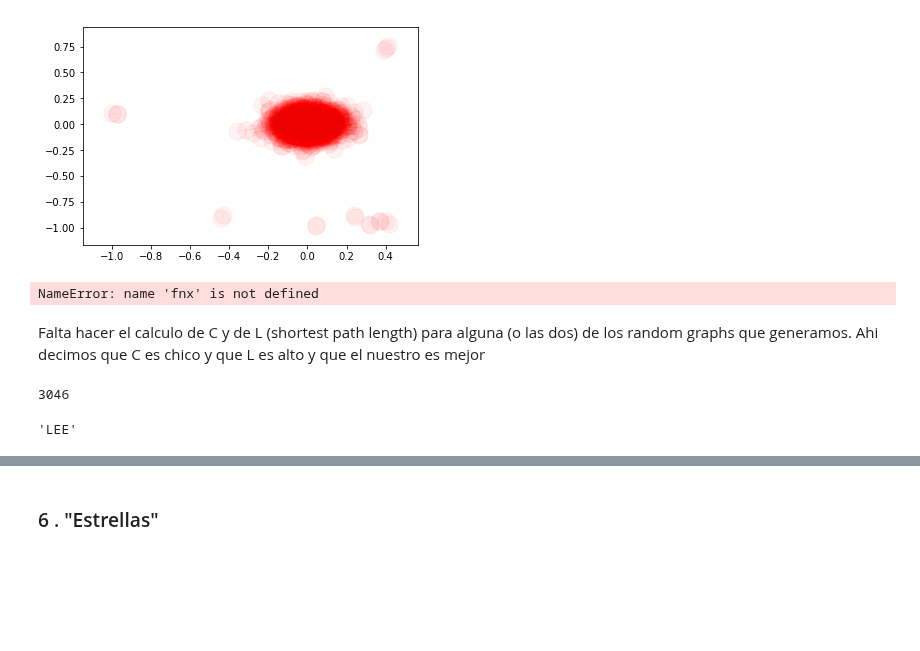
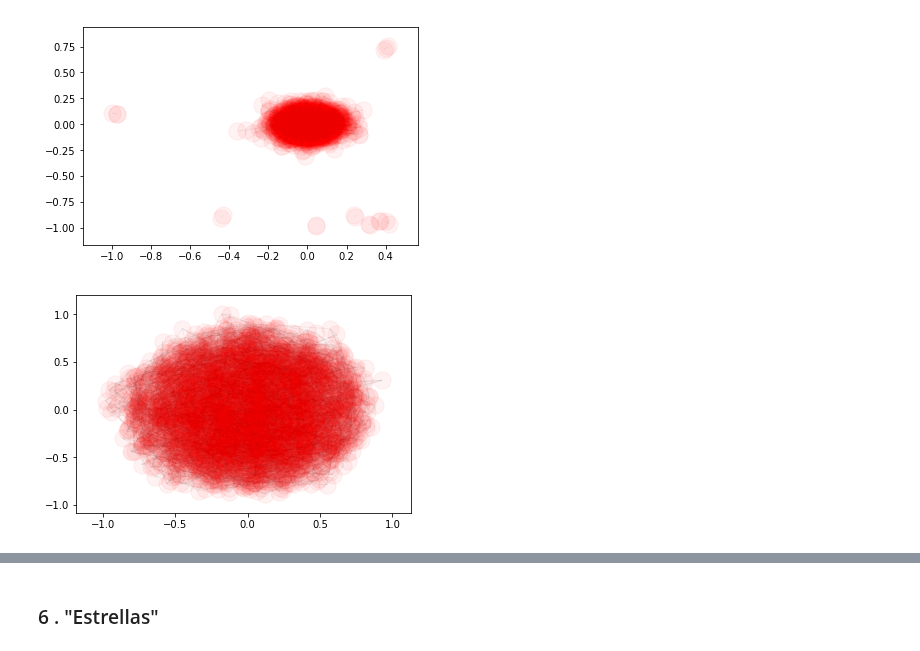
Before and after one commit to turtle-lea/ciencia-de-datos, a Jupyter notebook: tp-4/TP4.ipynb, the cells around one changed output, grey strips where cells are left out. Drawn from its saved outputs; the diff is of its cells as text; code cells hidden in the pictures; blank space fills up the shorter version.

```diff
--- a/tp-4/TP4.ipynb
+++ b/tp-4/TP4.ipynb
@@ -341,12 +342,6 @@ nx.draw_networkx(random_graph, alpha=0.05, with_labels=False)
 # %% [output]
 [figure]
 # %%
-fnx.draw_networkx(random_graph_2, alpha=0.05, with_labels=False)
+nx.draw_networkx(random_graph_2, alpha=0.05, with_labels=False)
 # %% [output]
-NameError: name 'fnx' is not defined
+[figure, added]
-# %% [markdown]
-Falta hacer el calculo de C y de L (shortest path length) para alguna (o las dos) de los random graphs que generamos. Ahi decimos que C es chico y que L es alto y que el nuestro es mejor
-# %%
-len(max(nx.connected_component_subgraphs(subgraph), key=len).nodes())
-# %% [output]
-3046
@@ -357,4 +347,0 @@ res = max(dicc_betw.iteritems(), key=operator.itemgetter(1))[0]
-# %%
-res
-# %% [output]
-'LEE'
```
Also changed, not shown: parts of 16 cells of this notebook.
